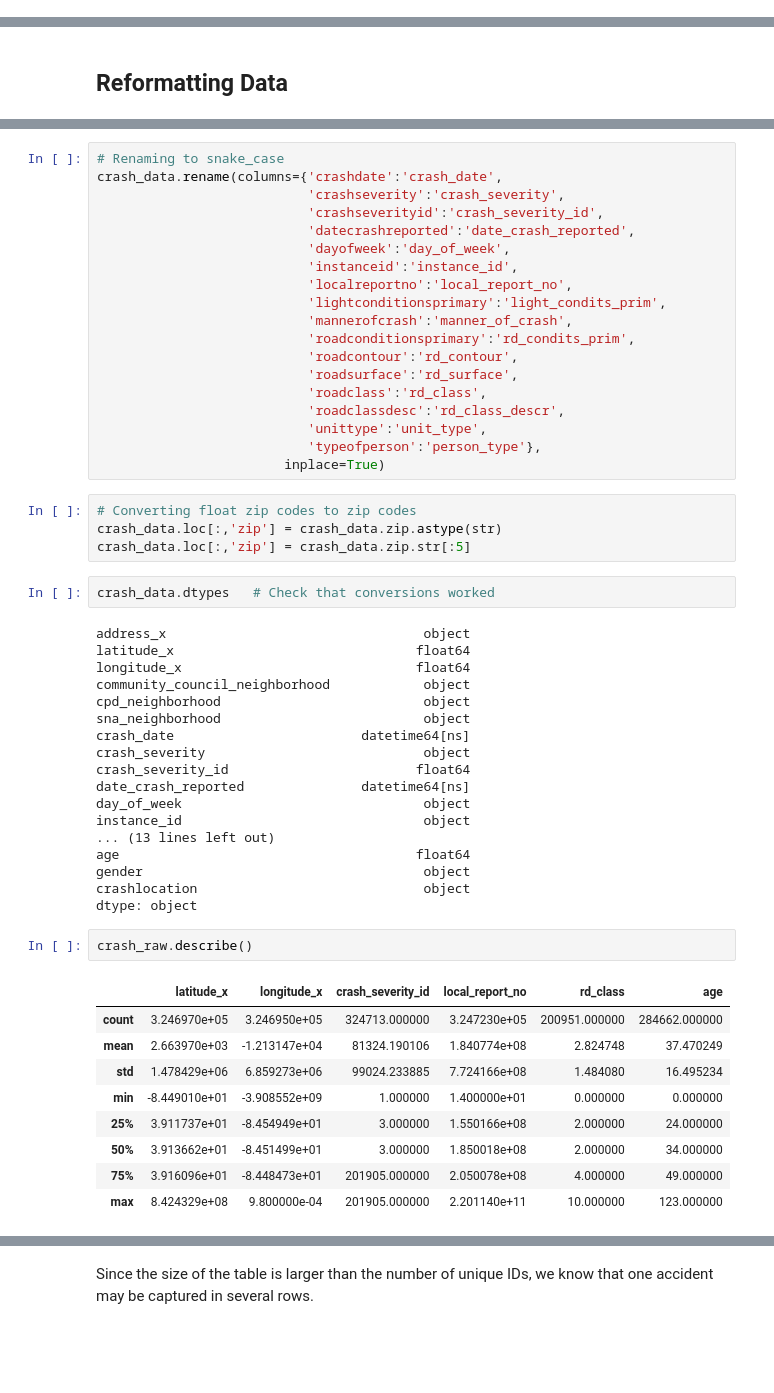
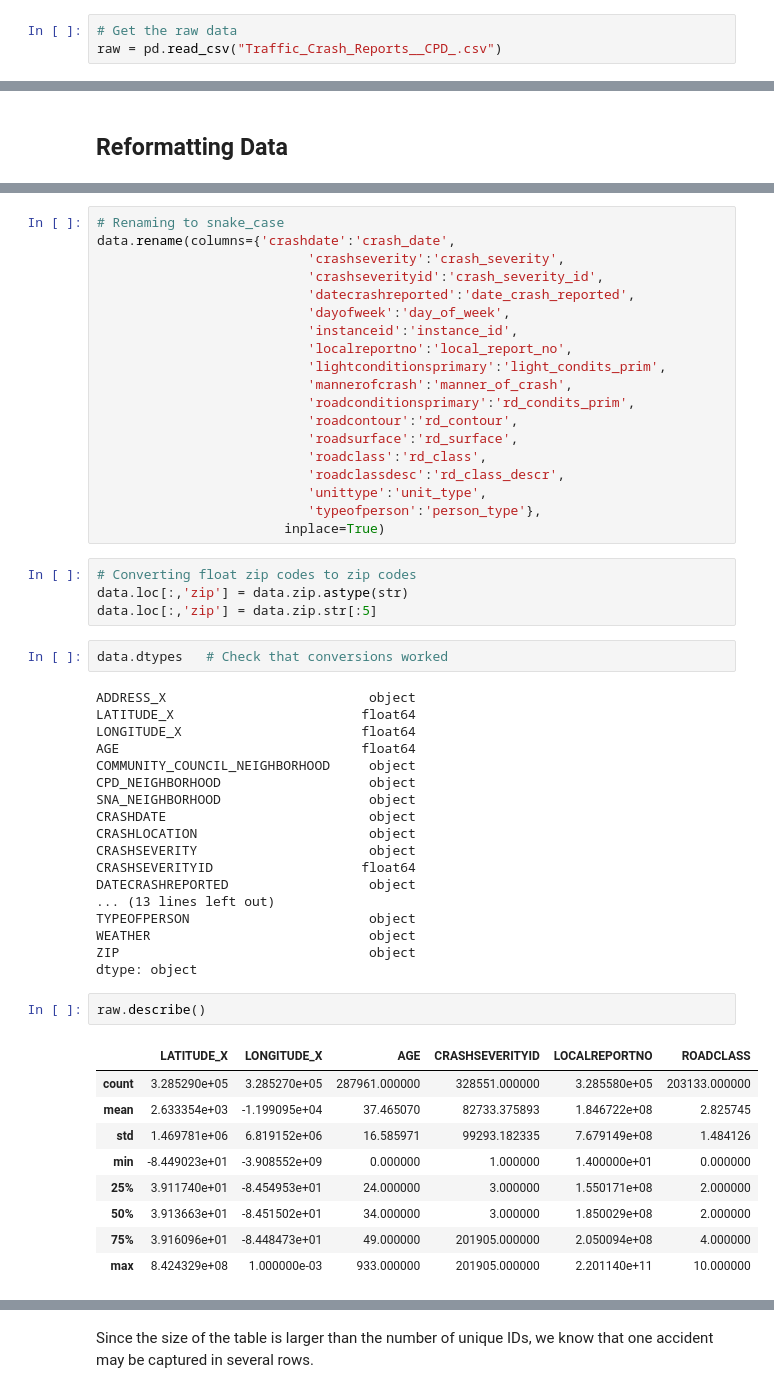
Before and after one commit to erntan/traffic_cincy, a Jupyter notebook: 00_exploration.ipynb, the cells around one changed output, grey strips where cells are left out. Drawn from its saved outputs; the diff is of its cells as text; blank space fills up the shorter version.

```diff
--- a/00_exploration.ipynb
+++ b/00_exploration.ipynb
@@ -14,0 +14,3 @@ WARNING:root:Requests made without an app_token will be subject to strict thrott
+# %%
+# Get the raw data
+raw = pd.read_csv("Traffic_Crash_Reports__CPD_.csv")
@@ -57,6 +92,6 @@ crash_data.loc[:, 'datecrashreported'] = pd.to_datetime(crash_data.datecrashrepo
 # %%
 # Renaming to snake_case
-crash_data.rename(columns={'crashdate':'crash_date',
+data.rename(columns={'crashdate':'crash_date',
                            'crashseverity':'crash_severity',
                            'crashseverityid':'crash_severity_id',
                            'datecrashreported':'date_crash_reported',
@@ -75,38 +110,38 @@ crash_data.rename(columns={'crashdate':'crash_date',
                         inplace=True)
 # %%
 # Converting float zip codes to zip codes
-crash_data.loc[:,'zip'] = crash_data.zip.astype(str)
-crash_data.loc[:,'zip'] = crash_data.zip.str[:5]
+data.loc[:,'zip'] = data.zip.astype(str)
+data.loc[:,'zip'] = data.zip.str[:5]
 # %%
-crash_data.dtypes   # Check that conversions worked
+data.dtypes   # Check that conversions worked
 # %% [output]
-address_x                                 object
-latitude_x                               float64
-longitude_x                              float64
-community_council_neighborhood            object
-cpd_neighborhood                          object
-sna_neighborhood                          object
-crash_date                        datetime64[ns]
-crash_severity                            object
-crash_severity_id                        float64
-date_crash_reported               datetime64[ns]
-day_of_week                               object
-instance_id                               object
+ADDRESS_X                          object
+LATITUDE_X                        float64
+LONGITUDE_X                       float64
+AGE                               float64
+COMMUNITY_COUNCIL_NEIGHBORHOOD     object
+CPD_NEIGHBORHOOD                   object
+SNA_NEIGHBORHOOD                   object
+CRASHDATE                          object
+CRASHLOCATION                      object
+CRASHSEVERITY                      object
+CRASHSEVERITYID                   float64
+DATECRASHREPORTED                  object
 ... (13 lines left out)
-age                                      float64
-gender                                    object
-crashlocation                             object
+TYPEOFPERSON                       object
+WEATHER                            object
+ZIP                                object
 dtype: object
 # %%
-crash_raw.describe()
+raw.describe()
 # %% [output]
-|  | latitude_x | longitude_x | crash_severity_id | local_report_no | rd_class | age |
-| count | 3.246970e+05 | 3.246950e+05 | 324713.000000 | 3.247230e+05 | 200951.000000 | 284662.000000 |
-| mean | 2.663970e+03 | -1.213147e+04 | 81324.190106 | 1.840774e+08 | 2.824748 | 37.470249 |
-| std | 1.478429e+06 | 6.859273e+06 | 99024.233885 | 7.724166e+08 | 1.484080 | 16.495234 |
-| min | -8.449010e+01 | -3.908552e+09 | 1.000000 | 1.400000e+01 | 0.000000 | 0.000000 |
-| 25% | 3.911737e+01 | -8.454949e+01 | 3.000000 | 1.550166e+08 | 2.000000 | 24.000000 |
-| 50% | 3.913662e+01 | -8.451499e+01 | 3.000000 | 1.850018e+08 | 2.000000 | 34.000000 |
-| 75% | 3.916096e+01 | -8.448473e+01 | 201905.000000 | 2.050078e+08 | 4.000000 | 49.000000 |
-| max | 8.424329e+08 | 9.800000e-04 | 201905.000000 | 2.201140e+11 | 10.000000 | 123.000000 |
+|  | LATITUDE_X | LONGITUDE_X | AGE | CRASHSEVERITYID | LOCALREPORTNO | ROADCLASS |
+| count | 3.285290e+05 | 3.285270e+05 | 287961.000000 | 328551.000000 | 3.285580e+05 | 203133.000000 |
+| mean | 2.633354e+03 | -1.199095e+04 | 37.465070 | 82733.375893 | 1.846722e+08 | 2.825745 |
+| std | 1.469781e+06 | 6.819152e+06 | 16.585971 | 99293.182335 | 7.679149e+08 | 1.484126 |
+| min | -8.449023e+01 | -3.908552e+09 | 0.000000 | 1.000000 | 1.400000e+01 | 0.000000 |
+| 25% | 3.911740e+01 | -8.454953e+01 | 24.000000 | 3.000000 | 1.550171e+08 | 2.000000 |
+| 50% | 3.913663e+01 | -8.451502e+01 | 34.000000 | 3.000000 | 1.850029e+08 | 2.000000 |
+| 75% | 3.916096e+01 | -8.448473e+01 | 49.000000 | 201905.000000 | 2.050094e+08 | 4.000000 |
+| max | 8.424329e+08 | 1.000000e-03 | 933.000000 | 201905.000000 | 2.201140e+11 | 10.000000 |
 # %%
```
Also changed, not shown: parts of 19 cells of this notebook.
